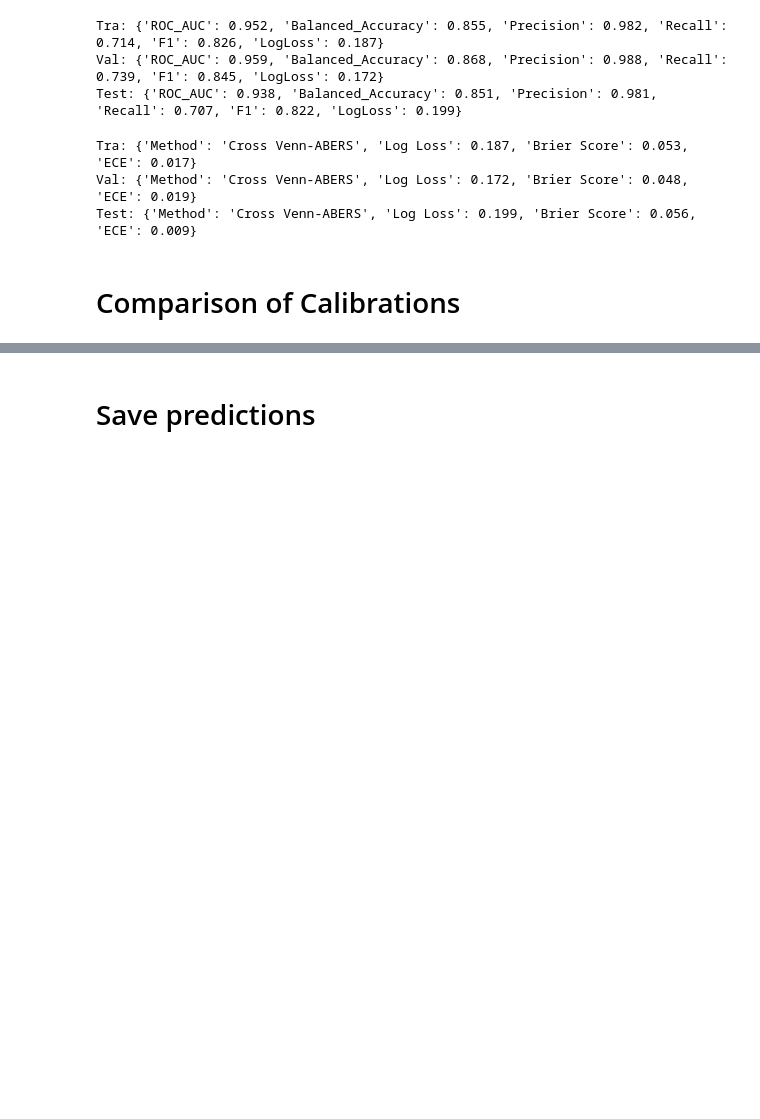
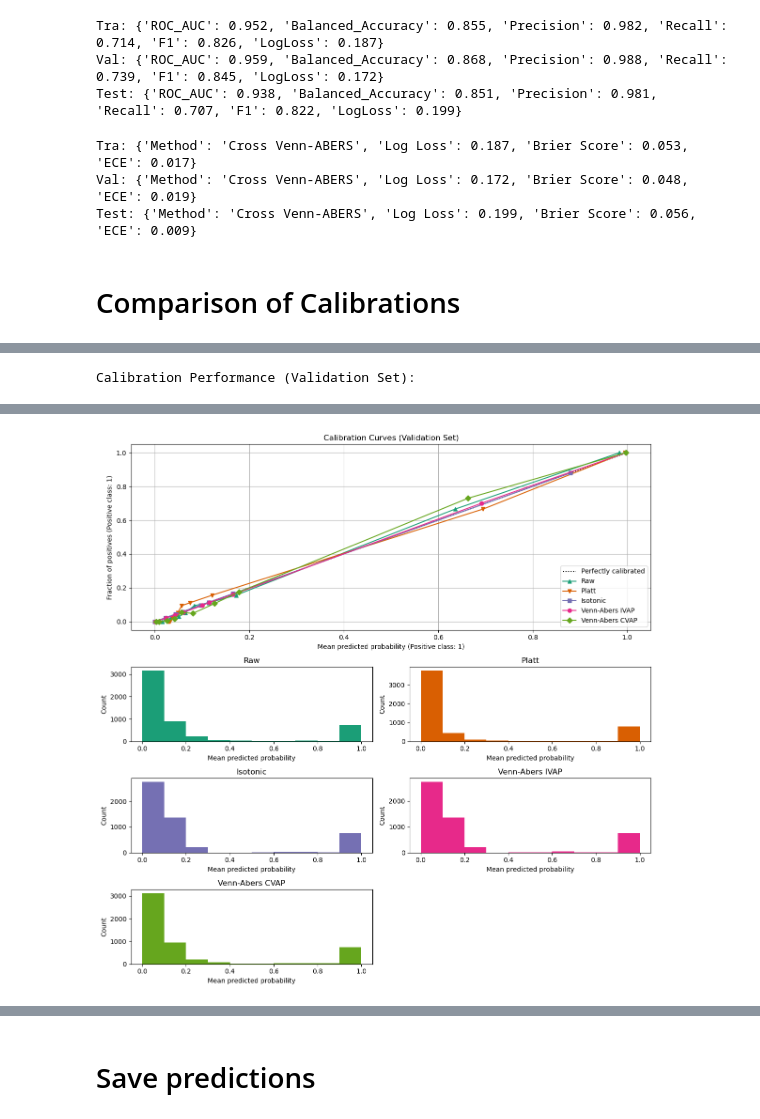
Before and after one commit to sandrokhizanishvili/Credit-Risk-Model-Calibration, a Jupyter notebook: gbm.ipynb, the cells around one changed output, grey strips where cells are left out. Drawn from its saved outputs; the diff is of its cells as text; code cells hidden in the pictures; blank space fills up the shorter version.

```diff
--- a/gbm.ipynb
+++ b/gbm.ipynb
@@ -406,0 +414,74 @@ Calibration Performance (Test Set):
+# %%
+#######################################################################################
+############################# Validation Set ################################################
+#######################################################################################
+
+results = []
+results.append(calibration_metrics(y_va, proba_va,      "Raw (Uncalibrated)"))
+results.append(calibration_metrics(y_va, proba_va_platt,    "Platt Scaling"))
+results.append(calibration_metrics(y_va, proba_va_iso,      "Isotonic Regression"))
+results.append(calibration_metrics(y_va, proba_val_iva,       "Venn-Abers (IVAP)"))
+results.append(calibration_metrics(y_va, proba_val_cva,     "Venn-Abers (CVAP)"))
+
+calib_df = pd.DataFrame(results).set_index("Method").round(4)
+print("\nCalibration Performance (Validation Set):")
+display(calib_df)
+
+
+
+pred_list = [
+    (proba_va, "Raw"),
+    (proba_va_platt, "Platt"),
+    (proba_va_iso, "Isotonic"),
+    (proba_val_iva, "Venn-Abers IVAP"),
+    (proba_val_cva, "Venn-Abers CVAP"),
+]
+
+# --- Start of Changes ---
+
+fig = plt.figure(figsize=(12, 12)) # Increased height slightly for better layout
+# GridSpec to 5 rows to make space for the 5th histogram
+gs = GridSpec(5, 2)
+colors = plt.get_cmap("Dark2")
+
+ax_calibration_curve = fig.add_subplot(gs[:2, :2])
+calibration_displays = {}
+markers = ["^", "v", "s", "o", "D"]
+for i, (pred, name) in enumerate(pred_list):
+    show = CalibrationDisplay.from_predictions(
+        y_va,
+        pred,
+        n_bins=10,
+        name=name,
+        ax=ax_calibration_curve,
+        color=colors(i),
+        marker=markers[i],
+        strategy='quantile'
+    )
+    calibration_displays[name] = show
+
+ax_calibration_curve.grid()
+ax_calibration_curve.set_title("Calibration Curves (Validation Set)")
+
+# 2. Added the 5th coordinate for the "Venn-Abers CVAP" plot
+grid_positions = [(2, 0), (2, 1), (3, 0), (3, 1), (4, 0)]
+
+# --- End of Changes ---
+
+for i, (_, name) in enumerate(pred_list):
+    row, col = grid_positions[i]
+    ax = fig.add_subplot(gs[row, col])
+
+    ax.hist(
+        calibration_displays[name].y_prob,
+        range=(0, 1),
+        bins=10,
+        label=name,
+        color=colors(i),
+    )
+    ax.set(title=name, xlabel="Mean predicted probability", ylabel="Count")
+
+plt.tight_layout()
+plt.show()
+# %% [output]
+Calibration Performance (Validation Set):
@@ -406,0 +495 @@ Calibration Performance (Test Set):
+[figure, added]
```
Also changed, not shown: parts of 15 cells of this notebook, 1 other file.
